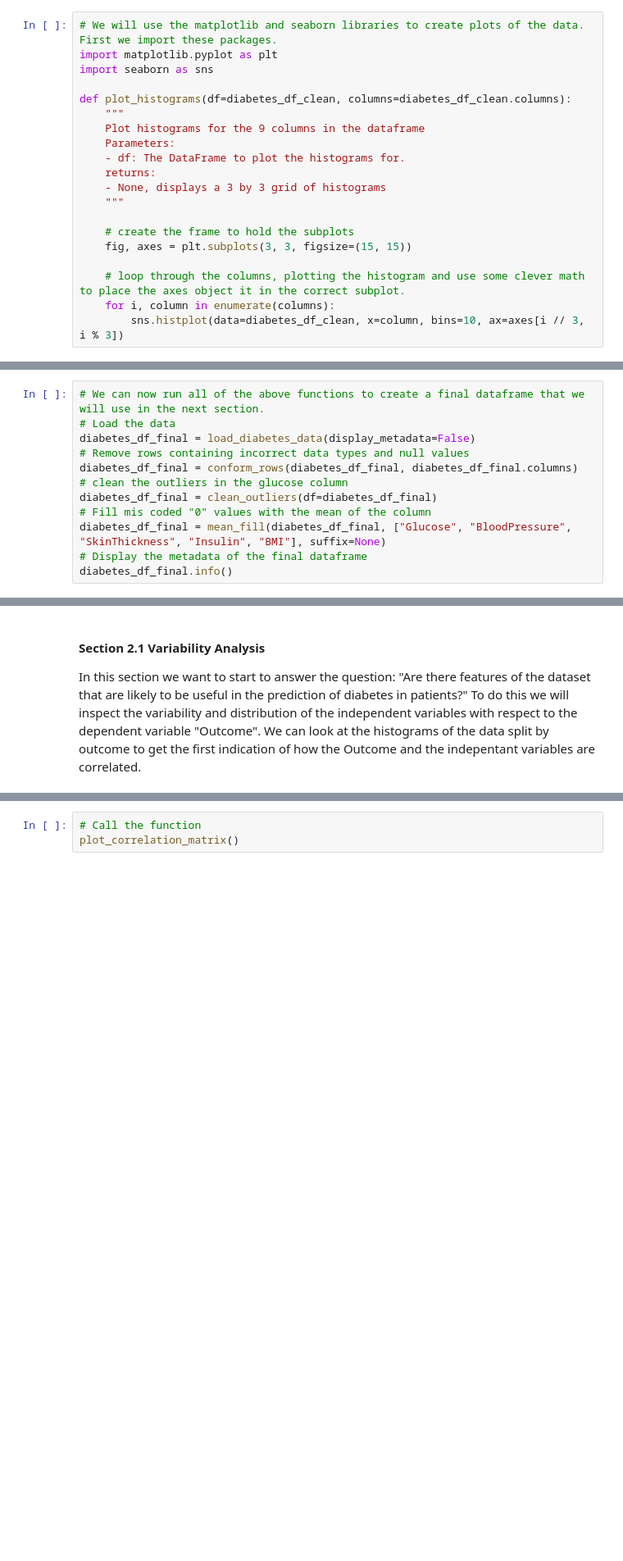
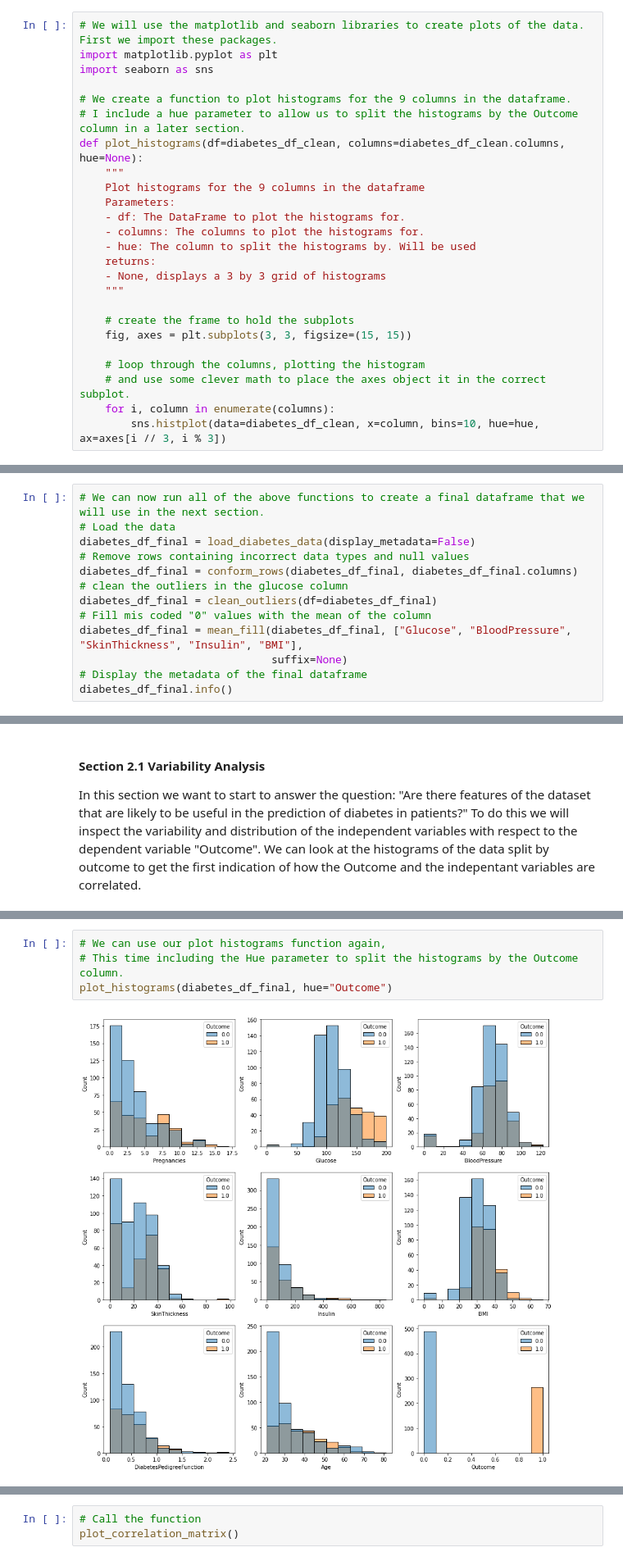
Before and after one commit to adriz-nf/diabetes_eda, a Jupyter notebook: diabetes_eda.ipynb, the cells around one changed output, grey strips where cells are left out. Shown at 82% size. Saved outputs shown, nothing was run; the diff lists cells and outputs as text; blank space fills up the shorter version.

```diff
--- a/diabetes_eda.ipynb
+++ b/diabetes_eda.ipynb
@@ -271,11 +272,15 @@ There are  values of **0.00** in columns where this would not be expected, such
 import matplotlib.pyplot as plt
 import seaborn as sns
 
-def plot_histograms(df=diabetes_df_clean, columns=diabetes_df_clean.columns):
+# We create a function to plot histograms for the 9 columns in the dataframe.
+# I include a hue parameter to allow us to split the histograms by the Outcome column in a later section.
+def plot_histograms(df=diabetes_df_clean, columns=diabetes_df_clean.columns, hue=None):
     """
     Plot histograms for the 9 columns in the dataframe
     Parameters:
     - df: The DataFrame to plot the histograms for.
+    - columns: The columns to plot the histograms for.
+    - hue: The column to split the histograms by. Will be used
     returns:
     - None, displays a 3 by 3 grid of histograms
     """
@@ -283,9 +288,10 @@ def plot_histograms(df=diabetes_df_clean, columns=diabetes_df_clean.columns):
     # create the frame to hold the subplots
     fig, axes = plt.subplots(3, 3, figsize=(15, 15))
 
-    # loop through the columns, plotting the histogram and use some clever math to place the axes object it in the correct subplot.
+    # loop through the columns, plotting the histogram
+    # and use some clever math to place the axes object it in the correct subplot.
     for i, column in enumerate(columns):
-        sns.histplot(data=diabetes_df_clean, x=column, bins=10, ax=axes[i // 3, i % 3])
+        sns.histplot(data=diabetes_df_clean, x=column, bins=10, hue=hue, ax=axes[i // 3, i % 3])
 # %%
 # Call the function with the default parameters
 plot_histograms()
@@ -389,7 +399,8 @@ diabetes_df_final = conform_rows(diabetes_df_final, diabetes_df_final.columns)
 # clean the outliers in the glucose column
 diabetes_df_final = clean_outliers(df=diabetes_df_final)
 # Fill mis coded "0" values with the mean of the column
-diabetes_df_final = mean_fill(diabetes_df_final, ["Glucose", "BloodPressure", "SkinThickness", "Insulin", "BMI"], suffix=None)
+diabetes_df_final = mean_fill(diabetes_df_final, ["Glucose", "BloodPressure", "SkinThickness", "Insulin", "BMI"],
+                              suffix=None)
 # Display the metadata of the final dataframe
 diabetes_df_final.info()
 # %% [output]
@@ -441,3 +431,9 @@ plot_histograms_outcome()
+# %%
+# We can use our plot histograms function again,
+# This time including the Hue parameter to split the histograms by the Outcome column.
+plot_histograms(diabetes_df_final, hue="Outcome")
+# %% [output]
+[figure, added]
 # %% [markdown]
 We see from the above that the data is weighted towards "0" outcome or patietns without diabetes. Nevertheless we see that there are potentially interesting differences in the distributions of the independent variables when split for the two outcomes. Especially Pregnancies, Gluclose and BMI seem to have over representation of Diabetes outcomes at higher values.
 We can start to be confident that we will have a positive answer for our questions: "Are there features of the dataset that are likely to be useful in the prediction of diabetes in patients?". We will look at this statistically using a correlation matrix to get further insight before concluding this section with a definitive answer.
```
Also changed, not shown: parts of 8 cells of this notebook.
